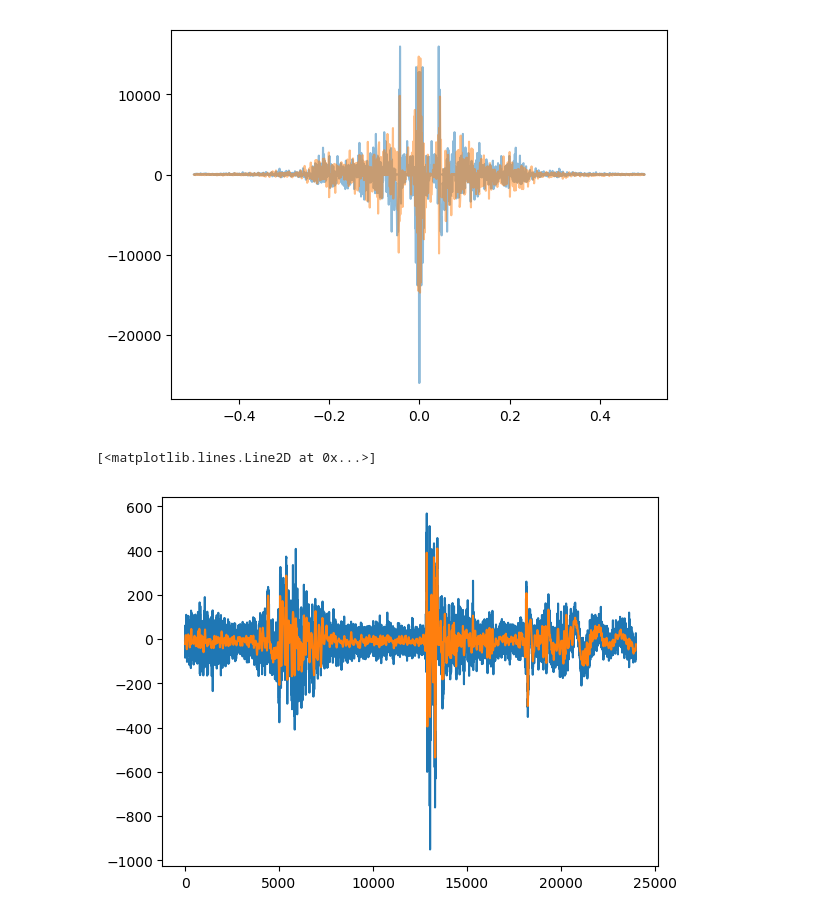
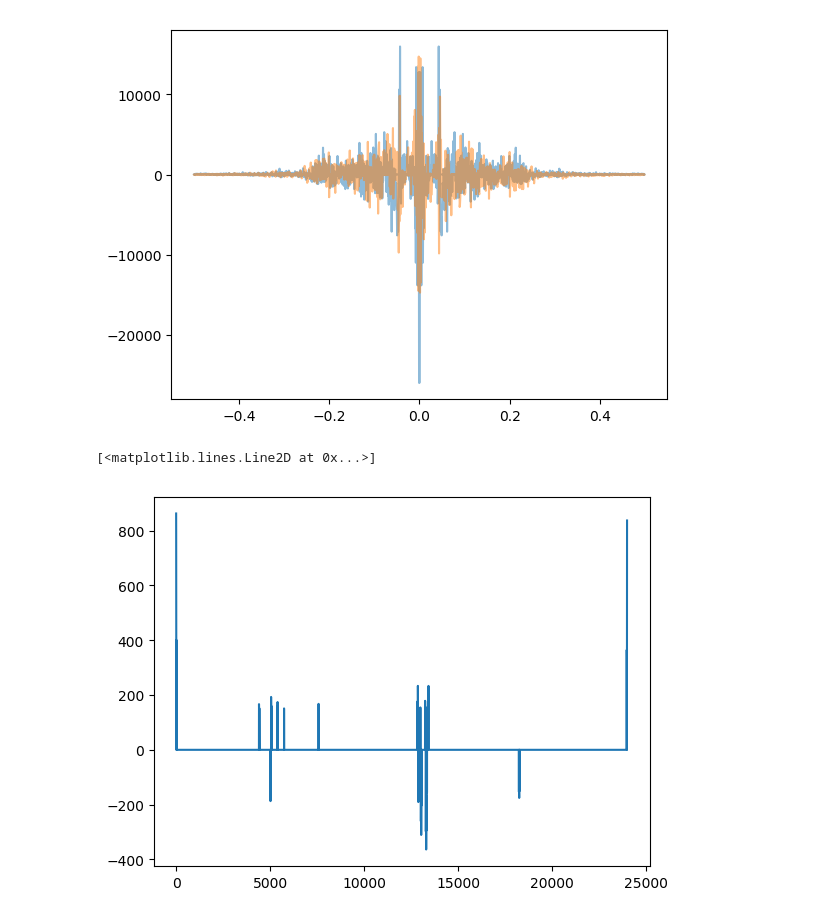
Before and after one commit to Felix-Thiele/Sound-Localization-CSGO, a Jupyter notebook: Observations.ipynb, the cells around one changed output. Cells and saved outputs as stored; diff of their text form; code cells hidden in the pictures.

Commit message:
filter work

```diff
--- a/Observations.ipynb
+++ b/Observations.ipynb
@@ -89,13 +89,30 @@ fourier(np_sound_ch1[3600:5000]);
 # %% [output]
 [figure]
 # %%
-def _filter(adata: np.ndarray, bandlimit: int =1000, sampling_rate: int = 44100) -> np.ndarray:
+def _filter(data1, data2, bandlimit: int =3000, sampling_rate: int = 44100) -> np.ndarray:
 
-    bandlimit_index = int(bandlimit * adata.size / sampling_rate)
-    fsig = np.fft.fft(adata)
+    bandlimit_index = int(bandlimit * data1.size / sampling_rate)
+    fsig1 = np.fft.fft(data1)
 
-    fsig[bandlimit_index + 1: len(fsig) - bandlimit_index] = 0
+    bandlimit_index = int(bandlimit * data2.size / sampling_rate)
+    fsig2 = np.fft.fft(data2)
 
-    adata_filtered = np.fft.ifft(fsig)
+    mask = np.abs(fsig1-fsig2)<=100
 
-    return np.real(adata_filtered)
+    fsig1[mask]=0
+    fsig2[mask]=0
+
+    fsig1[fsig1<150]=0
+    fsig2[fsig2<150]=0
+
+    fsig1[bandlimit_index + 1: len(fsig1) - bandlimit_index] = 0
+    fsig2[bandlimit_index + 1: len(fsig2) - bandlimit_index] = 0
+
+
+    data1_filtered = np.fft.ifft(fsig1)
+    data2_filtered = np.fft.ifft(fsig2)
+
+    data1_filtered[np.abs(data1_filtered)<150]=0
+
+
+    return np.real(data1_filtered), np.real(data2_filtered)
@@ -104,7 +119,9 @@ res = _filter(np_sound_ch1)
+# %%
+res1, res2 = _filter(np_sound_ch1, np_sound_ch2)
 # %%
-plt.plot(np_sound_ch1)
-plt.plot(res)
+#plt.plot(np_sound_ch1)
+plt.plot(res1)
 # %% [output]
 [<matplotlib.lines.Line2D at 0x...>]
-[figure, old version]
+[figure, new version]
 # %%
```
Also changed, not shown: parts of 5 cells of this notebook, 5 other files.
